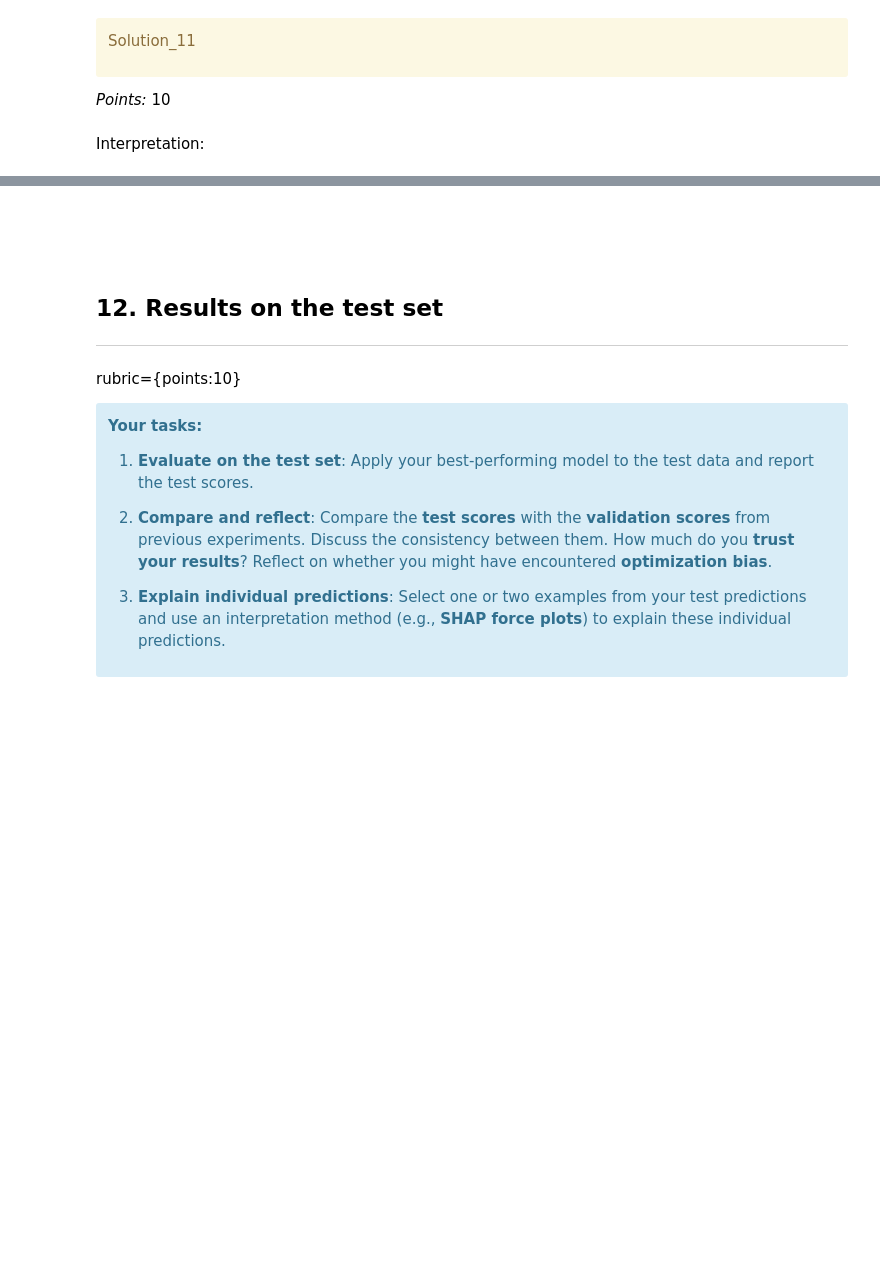
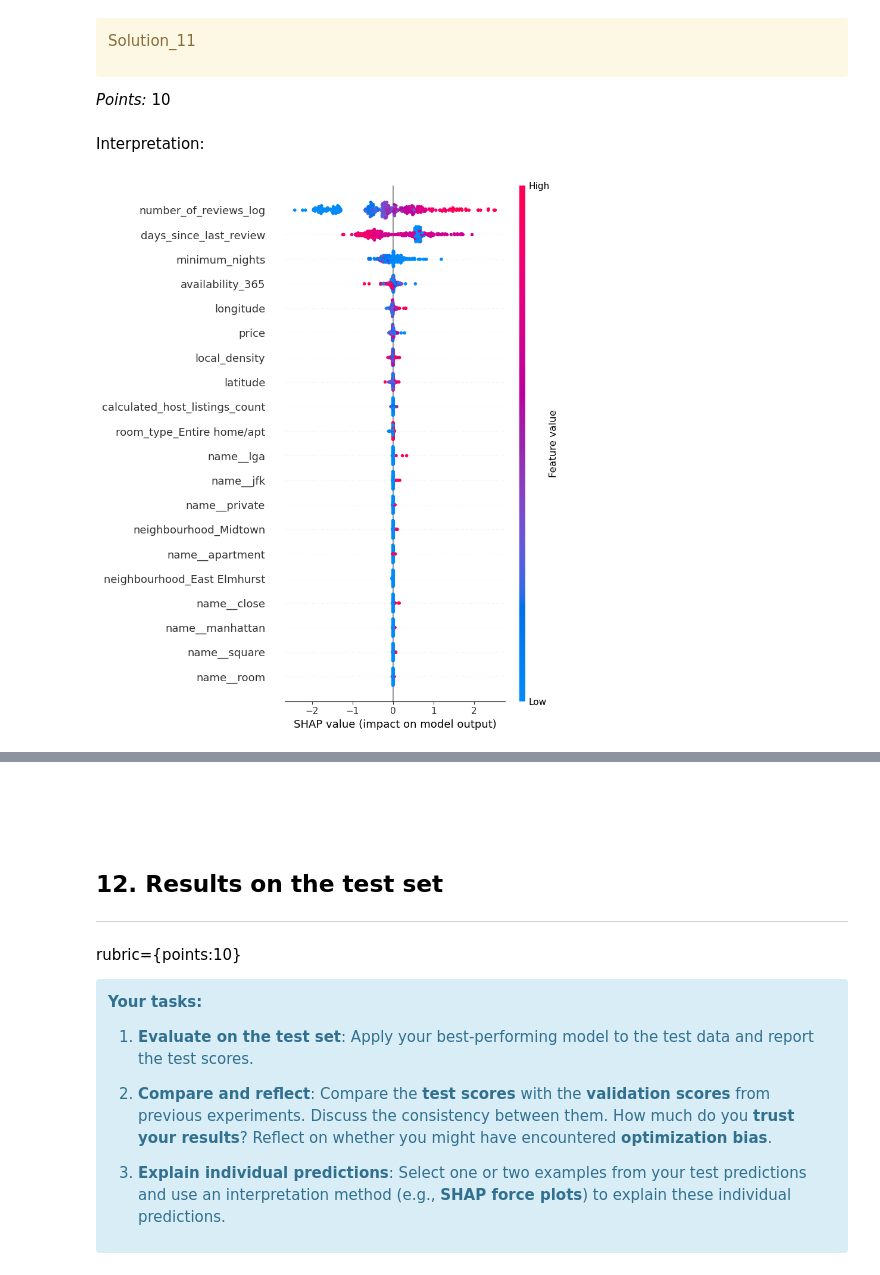
Before and after one commit to janayee-c/cpsc330-hw5, a Jupyter notebook: hw5.ipynb, the cells around one changed output, grey strips where cells are left out. Drawn from its saved outputs; the diff is of its cells as text; code cells hidden in the pictures; blank space fills up the shorter version.

```diff
--- a/hw5.ipynb
+++ b/hw5.ipynb
@@ -1297,27 +1417,25 @@ ridge_random_results[["param_ridge__alpha", "param_ridge__solver", "mean_test_sc
 # %%
-
 from sklearn.ensemble import RandomForestRegressor
 from sklearn.pipeline import make_pipeline
 from sklearn.model_selection import GridSearchCV
 import numpy as np
 import pandas as pd
 
-
-rf_pipe = make_pipeline(preprocessor, RandomForestRegressor(random_state=42))
-
+rf_pipe = make_pipeline(preprocessor, RandomForestRegressor(random_state=123))
 
 param_grid_rf = {
-    "randomforestregressor__n_estimators": [100, 200, 400],
-    "randomforestregressor__max_depth": [None, 10, 20],
+    "randomforestregressor__n_estimators": [50, 100],
+    "randomforestregressor__max_depth": [10, 20],
 }
 
 rf_grid = GridSearchCV(
     rf_pipe,
     param_grid=param_grid_rf,
     scoring="neg_root_mean_squared_error",
-    cv=10,
+    cv=5,
     n_jobs=-1,
-    return_train_score=True
+    return_train_score=True,
+    verbose=1
 )
 
 rf_grid.fit(X_train, y_train)
@@ -1326,6 +1444,8 @@ print(f"Best params (Random Forest): {rf_grid.best_params_}")
 print(f"Best CV RMSE: {-rf_grid.best_score_:.3f}")
 
 rf_cv_results = pd.DataFrame(rf_grid.cv_results_).sort_values("mean_test_score", ascending=False)
-rf_cv_results[["param_randomforestregressor__n_estimators",
-               "param_randomforestregressor__max_depth",
-               "mean_test_score"]].head()
+rf_cv_results[[
+    "param_randomforestregressor__n_estimators",
+    "param_randomforestregressor__max_depth",
+    "mean_test_score"
+]].head()
@@ -1459,0 +1589,21 @@ shap.summary_plot(train_shap_values, X_train)
+# %%
+# make sure feature names have been extracted above
+
+import numpy as np
+import shap
+
+X_train_transformed = preprocessor.transform(X_train)
+if not isinstance(X_train_transformed, np.ndarray):
+    X_train_transformed = X_train_transformed.toarray()
+
+# extract from the rf_grid the best estimator
+rf_model = rf_grid.best_estimator_.named_steps["randomforestregressor"]
+explainer = shap.TreeExplainer(rf_model)
+
+
+X_sample = shap.utils.sample(X_train_transformed, 300, random_state=42)
+train_shap_values = explainer(X_sample)
+shap.summary_plot(train_shap_values, features=X_sample,
+                  feature_names=feature_names)
+# %% [output]
+[figure, added]
```
Also changed, not shown: parts of 57 cells of this notebook, 5 other files.
